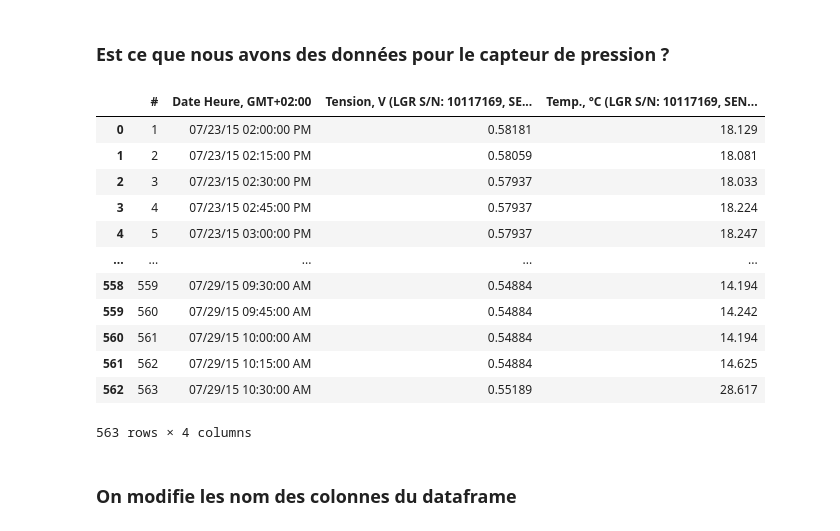
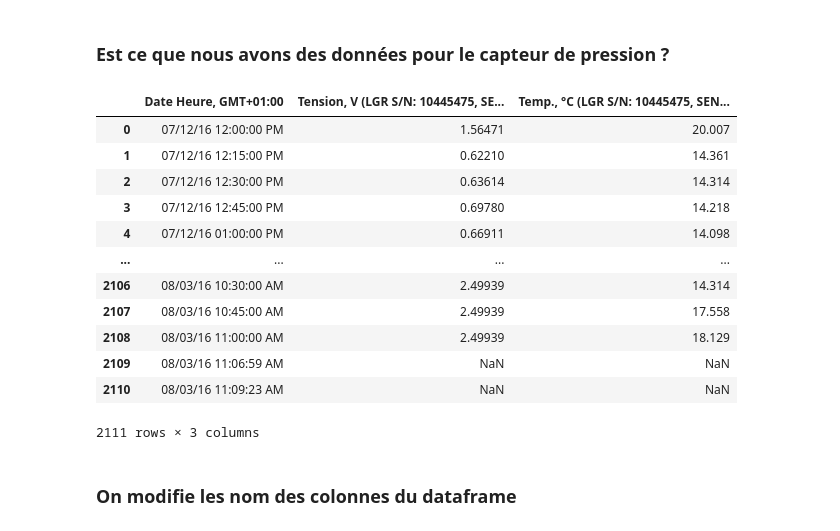
Before and after one commit to Lauredesorgues/MOLONARI_projet_3-, a Jupyter notebook: traitement_data_molonari_12-10_Francisco_mod.ipynb, the cells around one changed output. Cells and saved outputs as stored; diff of their text form; code cells hidden in the pictures.

```diff
--- a/traitement_data_molonari_12-10_Francisco_mod.ipynb
+++ b/traitement_data_molonari_12-10_Francisco_mod.ipynb
@@ -143,21 +143,21 @@ for x in data.values() :
         print('le point '+ x['numero'] + ' n\'a pas de données de pression, il n\'est pas valide')
         data.remove(x)
 # %%
-data['13']['pression']
+data['35']['pression']
 # %% [output]
-|  | # | Date Heure, GMT+02:00 | Tension, V (LGR S/N: 10117169, SE... | Temp., °C (LGR S/N: 10117169, SEN... |
-| 0 | 1 | 07/23/15 02:00:00 PM | 0.58181 | 18.129 |
-| 1 | 2 | 07/23/15 02:15:00 PM | 0.58059 | 18.081 |
-| 2 | 3 | 07/23/15 02:30:00 PM | 0.57937 | 18.033 |
-| 3 | 4 | 07/23/15 02:45:00 PM | 0.57937 | 18.224 |
-| 4 | 5 | 07/23/15 03:00:00 PM | 0.57937 | 18.247 |
-| ... | ... | ... | ... | ... |
-| 558 | 559 | 07/29/15 09:30:00 AM | 0.54884 | 14.194 |
-| 559 | 560 | 07/29/15 09:45:00 AM | 0.54884 | 14.242 |
-| 560 | 561 | 07/29/15 10:00:00 AM | 0.54884 | 14.194 |
-| 561 | 562 | 07/29/15 10:15:00 AM | 0.54884 | 14.625 |
-| 562 | 563 | 07/29/15 10:30:00 AM | 0.55189 | 28.617 |
+|  | Date Heure, GMT+01:00 | Tension, V (LGR S/N: 10445475, SE... | Temp., °C (LGR S/N: 10445475, SEN... |
+| 0 | 07/12/16 12:00:00 PM | 1.56471 | 20.007 |
+| 1 | 07/12/16 12:15:00 PM | 0.62210 | 14.361 |
+| 2 | 07/12/16 12:30:00 PM | 0.63614 | 14.314 |
+| 3 | 07/12/16 12:45:00 PM | 0.69780 | 14.218 |
+| 4 | 07/12/16 01:00:00 PM | 0.66911 | 14.098 |
+| ... | ... | ... | ... |
+| 2106 | 08/03/16 10:30:00 AM | 2.49939 | 14.314 |
+| 2107 | 08/03/16 10:45:00 AM | 2.49939 | 17.558 |
+| 2108 | 08/03/16 11:00:00 AM | 2.49939 | 18.129 |
+| 2109 | 08/03/16 11:06:59 AM | NaN | NaN |
+| 2110 | 08/03/16 11:09:23 AM | NaN | NaN |
-563 rows × 4 columns
+2111 rows × 3 columns
 # %% [markdown]
 ### On modifie les nom des colonnes du dataframe
 # %%
```
Also changed, not shown: parts of 19 cells of this notebook, 38 other files.
